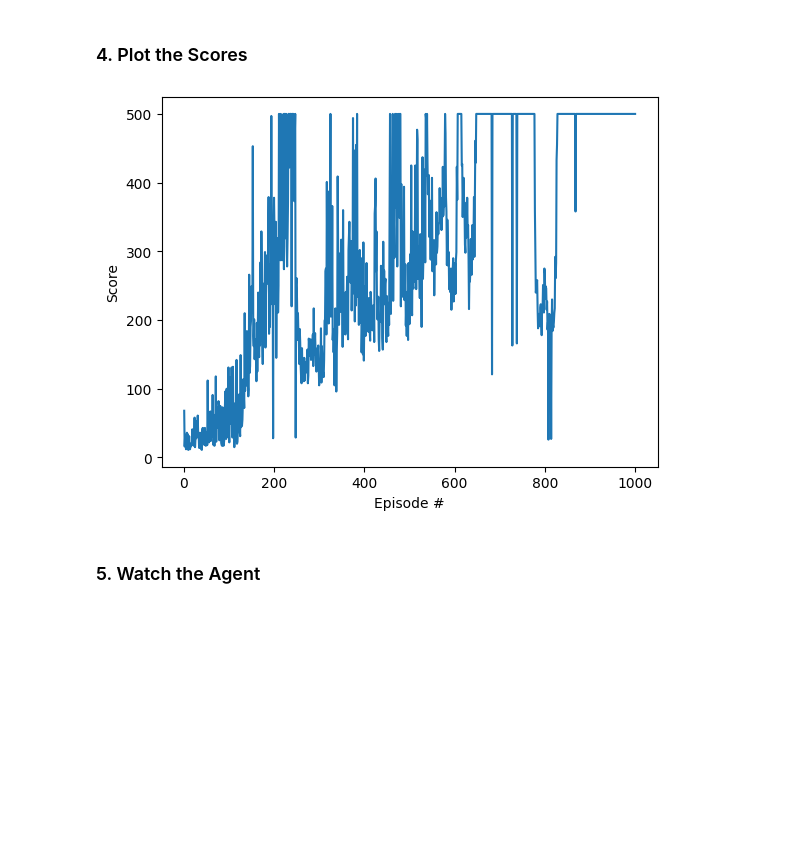
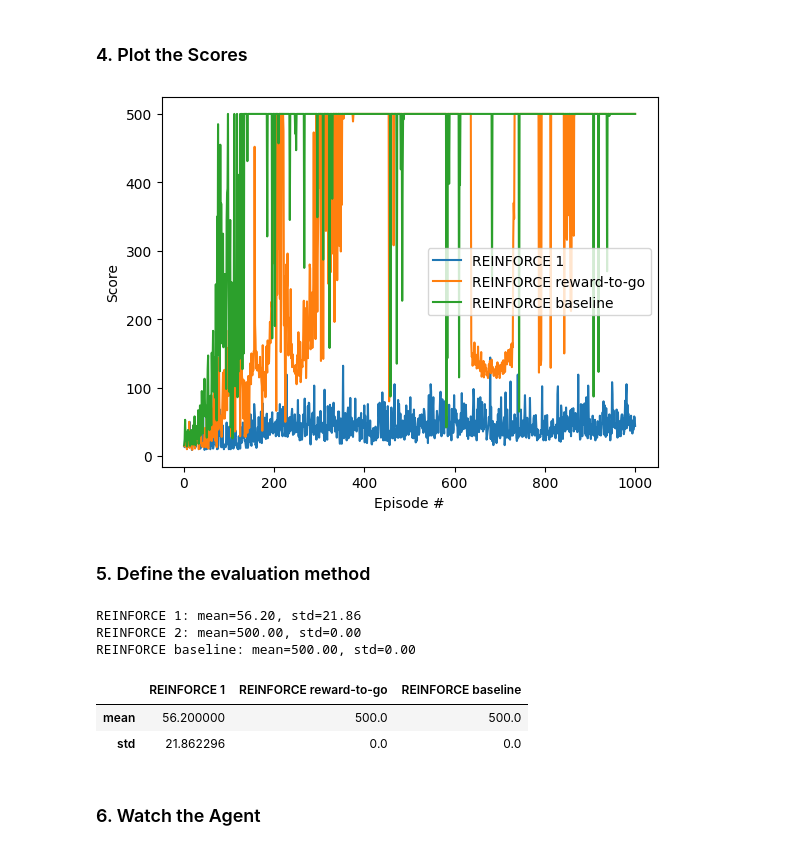
Before and after one commit to GArdennes/homework_fall2023, a Jupyter notebook: hw2/REINFORCE.ipynb, the cells around one changed output. Drawn from its saved outputs; the diff is of its cells as text; code cells hidden in the pictures; blank space fills up the shorter version.

Commit message:
REINFORCE algorithm including Policy gradient, Reward-to-go and Baseline

```diff
--- a/hw2/REINFORCE.ipynb
+++ b/hw2/REINFORCE.ipynb
@@ -90,10 +86,10 @@ class Policy(nn.Module):
 # %% [markdown]
 ### 3. Train the agent with REINFORCE
 # %%
-policy = Policy().to(device) # step 1 of pseudocode: initialize policy
-optimizer = optim.Adam(policy.parameters(), lr=1e-2)
+policy_g = Policy().to(device) # step 1 of pseudocode: initialize policy
+optimizer = optim.Adam(policy_g.parameters(), lr=1e-2)
 
-def reinforce(n_episodes=1000, max_t=1000, gamma=1.0, print_every=100):
+def reinforce(n_episodes=1000, max_t=1000, gamma=0.99, print_every=100):
     """
     REINFORCE algorithm based on REINFORCE Monte Carlo Policy Gradient Control (Sutton&Barto 2018, 2020 2nd draft Section 13.3)
     """
@@ -104,7 +100,7 @@ def reinforce(n_episodes=1000, max_t=1000, gamma=1.0, print_every=100):
         rewards = []
         state = env.reset()
         for t in range(max_t): #step 3 of pseudocode: for each step of the episode
-            action, log_prob = policy.act(state) #step 3a: sample an action from the policy given the state
+            action, log_prob = policy_g.act(state) #step 3a: sample an action from the policy given the state
             saved_log_probs.append(log_prob)
             state, reward, done, _ = env.step(action) #step 3b: take the action and observe the next state and reward
             rewards.append(reward)
@@ -112,12 +108,18 @@ def reinforce(n_episodes=1000, max_t=1000, gamma=1.0, print_every=100):
                 break
         scores_deque.append(sum(rewards))
         scores.append(sum(rewards))
+
         #step 4 of pseudocode: calculate the return G_t
         discounts = [gamma**i for i in range(len(rewards)+1)]
         R = sum([a*b for a,b in zip(discounts, rewards)])
+
+        #R = torch.tensor(R).to(device)
+        #R = (R - R.mean()) / (R.std() + 1e-9)
+
         #step 5 of pseudocode: perform a policy gradient update
         policy_loss = []
         for log_prob in saved_log_probs:
+            #add negative sign since we are maximizing the expected return i.e. gradient ascent
             policy_loss.append(-log_prob * R)
         policy_loss = torch.cat(policy_loss).sum()
         #step 6 of pseudocode: perform a parameter update on the policy network
@@ -242 +217,20 @@ Episode 900     Average Score: 422.37
 Episode 1000    Average Score: 500.00
+# %%
+class StateValueNetwork(nn.Module):
+    """
+    Define a neural network for the state-value function
+    """
+    def __init__(self, input_size=4, hidden_size=16, output_size=1) -> None:
+        super(StateValueNetwork, self).__init__()
+        self.fc1 = nn.Linear(input_size, hidden_size)
+        self.fc2 = nn.Linear(hidden_size, output_size)
+
+    def forward(self, x):
+        """
+        Forward pass of the neural network
+        State goes to fc1 then we apply ReLU activation function
+        Then we go to fc2
+        """
+        x = F.relu(self.fc1(x))
+        x = self.fc2(x)
+        return x
@@ -245,9 +323,14 @@ Episode 1000    Average Score: 500.00
 # %%
 fig = plt.figure()
 ax = fig.add_subplot(111)
-plt.plot(np.arange(1, len(scores)+1), scores)
+plt.plot(np.arange(1, len(scores)+1), scores, label='REINFORCE 1')
+plt.plot(np.arange(1, len(scores2)+1), scores2, label='REINFORCE reward-to-go')
+plt.plot(np.arange(1, len(scores3)+1), scores3, label='REINFORCE baseline')
 plt.ylabel('Score')
 plt.xlabel('Episode #')
+plt.legend()
 plt.show()
 # %% [output]
-[figure, old version]
+[figure, new version]
+# %% [markdown]
+### 5. Define the evaluation method
@@ -254,3 +354,35 @@ plt.show()
+# %%
+agent_pg = []
+agent_rtg = []
+agent_baseline = []
+
+agent_pg.append(evaluate_agent(env, 1000, policy_g))
+agent_rtg.append(evaluate_agent(env, 1000, policy_rtg))
+agent_baseline.append(evaluate_agent(env, 1000, policy_bs))
+
+print('REINFORCE 1: mean={:.2f}, std={:.2f}'.format(agent_pg[0][0], agent_pg[0][1]))
+print('REINFORCE 2: mean={:.2f}, std={:.2f}'.format(agent_rtg[0][0], agent_rtg[0][1]))
+print('REINFORCE baseline: mean={:.2f}, std={:.2f}'.format(agent_baseline[0][0], agent_baseline[0][1]))
+# %% [output]
+REINFORCE 1: mean=56.20, std=21.86
+REINFORCE 2: mean=500.00, std=0.00
+REINFORCE baseline: mean=500.00, std=0.00
+# %%
+import pandas as pd
+
+data = {
+    'REINFORCE 1': [agent_pg[0][0], agent_pg[0][1]],
+    'REINFORCE reward-to-go': [agent_rtg[0][0], agent_rtg[0][1]],
+    'REINFORCE baseline': [agent_baseline[0][0], agent_baseline[0][1]]
+}
+
+df = pd.DataFrame(data, index=['mean', 'std'])
+
+display(df)
+# %% [output]
+|  | REINFORCE 1 | REINFORCE reward-to-go | REINFORCE baseline |
+| mean | 56.200000 | 500.0 | 500.0 |
+| std | 21.862296 | 0.0 | 0.0 |
 # %% [markdown]
-### 5. Watch the Agent
+### 6. Watch the Agent
 # %%
```
Also changed, not shown: parts of 9 cells of this notebook.
